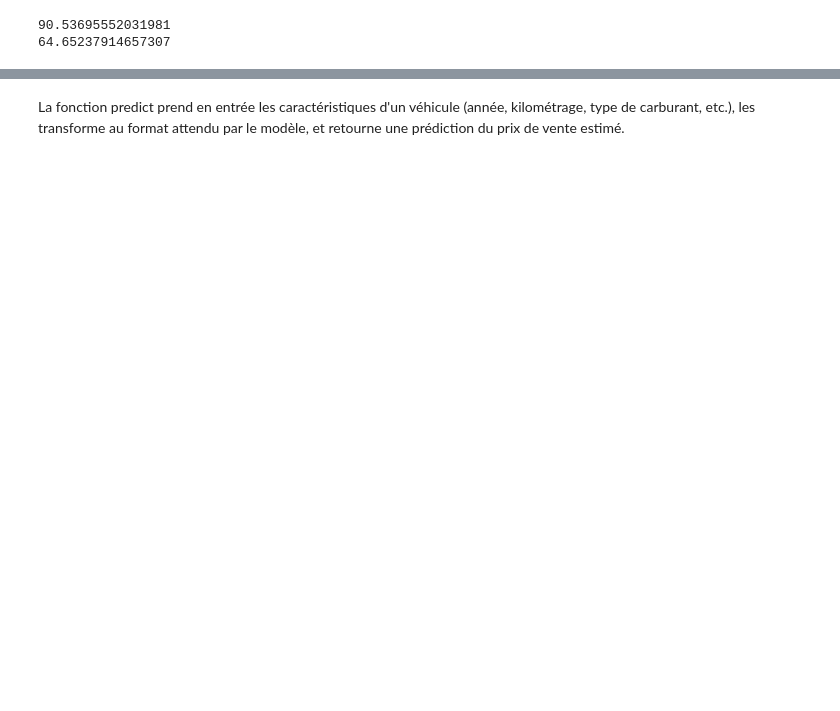
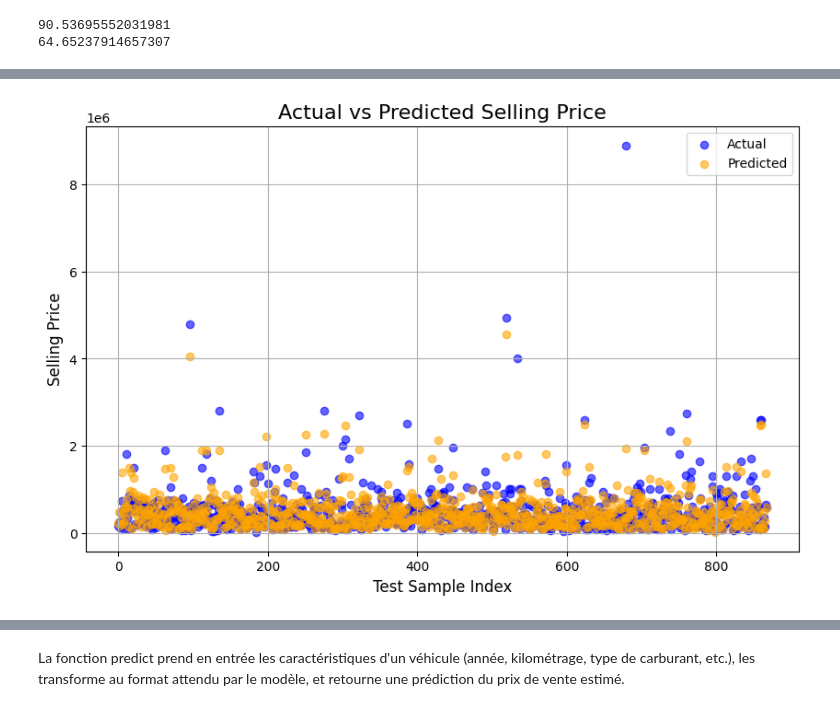
Before and after one commit to MohamedNiaissa/AutoPredict, a Jupyter notebook: AutoPredict.ipynb, the cells around one changed output, grey strips where cells are left out. Cells and saved outputs as stored; diff of their text form; code cells hidden in the pictures; blank space fills up the shorter version.

Commit message:
add PCA, prediction chart, fix little issues

```diff
--- a/AutoPredict.ipynb
+++ b/AutoPredict.ipynb
@@ -133,6 +133,6 @@ from sklearn.compose import make_column_selector
 import numpy as np
 # %%
 cat_selector = make_column_selector(dtype_include=object)
-cat_numbers_selector = make_column_selector(dtype_include=np.number)
+num_selector = make_column_selector(dtype_include=np.number)
 # %%
 display(cat_selector(df1))
@@ -546,0 +581,3 @@ print(random_search.best_estimator_.score(x_test, y_test)*100)
+# %%
+# Prediction de la valeur dans le set de test
+y_pred = gbr_pipeline.predict(x_test)
@@ -546,0 +620,23 @@ print(random_search.best_estimator_.score(x_test, y_test)*100)
+# %%
+import matplotlib.pyplot as plt
+
+# Create the scatter plot
+plt.figure(figsize=(10, 6))
+
+# Plot actual values
+plt.scatter(range(len(y_test)), y_test, color='blue', alpha=0.6, label='Actual')
+
+# Plot predicted values
+plt.scatter(range(len(y_pred)), y_pred, color='orange', alpha=0.6, label='Predicted')
+
+# Adding titles and labels
+plt.title("Actual vs Predicted Selling Price", fontsize=16)
+plt.xlabel("Test Sample Index", fontsize=12)
+plt.ylabel("Selling Price", fontsize=12)
+plt.legend()
+plt.grid(True)
+
+# Show the plot
+plt.show()
+# %% [output]
+[figure, added]
```
Also changed, not shown: parts of 34 cells of this notebook.
